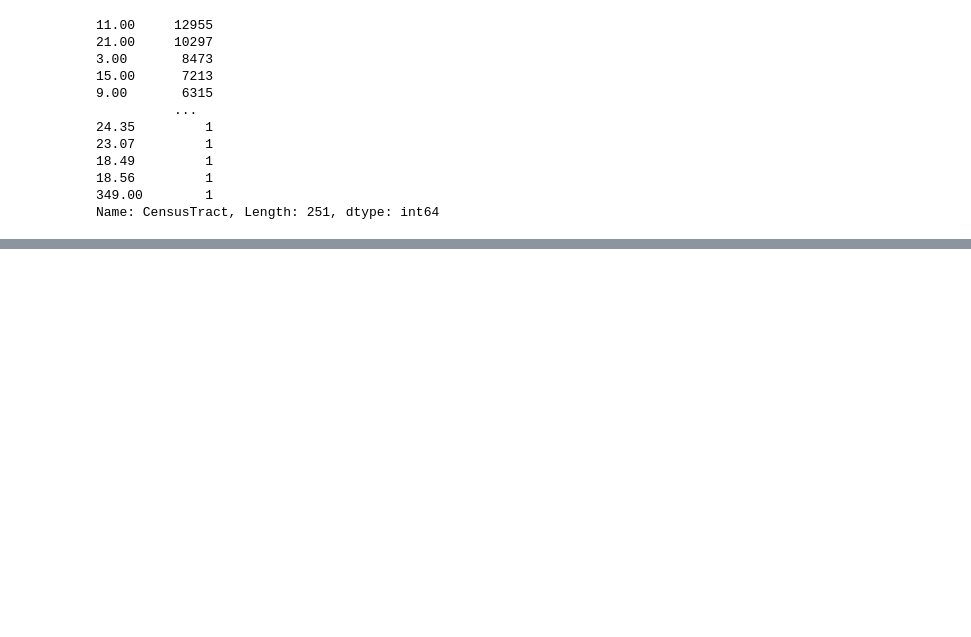
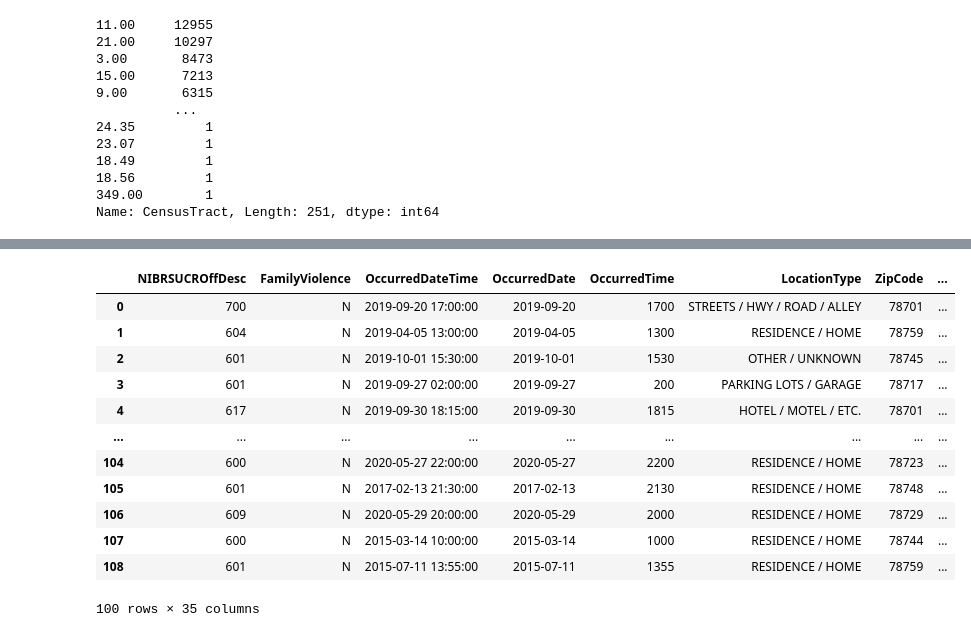
Before and after one commit to azusenaarroyo/project-one, a Jupyter notebook: AustinCrime.ipynb, the cells around one changed output, grey strips where cells are left out. Drawn from its saved outputs; the diff is of its cells as text; code cells hidden in the pictures; blank space fills up the shorter version.

```diff
--- a/AustinCrime.ipynb
+++ b/AustinCrime.ipynb
@@ -650,0 +697,4 @@ Name: CensusTract, Length: 251, dtype: int64
+# %%
+# Drop the null rows
+cleaned_crime_census_df = cleaned_crime_census_df.dropna()
+print(cleaned_crime_census_df.count())
@@ -650,0 +731,10 @@ Name: CensusTract, Length: 251, dtype: int64
+# %%
+# putting Latitudes and Longitudes in Bins
+lat_labels = ['1','2','3','4','5','6','7','8','9','10','11','12','13','14','15','16','17','18','19','20']
+cleaned_crime_census_df['Latitude_bin'] = pds.qcut(cleaned_crime_census_df['Latitude'],
+                                                    q=20,labels  = lat_labels, precision = 4)
+long_labels = ['1','2','3','4','5','6','7','8','9','10','11','12','13','14','15','16','17','18','19','20']
+cleaned_crime_census_df['Longitude_bin'] = pds.qcut(cleaned_crime_census_df['Longitude'],
+                                                    q=20,labels  = lat_labels, precision = 4)
+
+cleaned_crime_census_df.head()
@@ -650,0 +791,5 @@ Name: CensusTract, Length: 251, dtype: int64
+# %%
+# separating out month and day
+cleaned_crime_census_df['OccurredDate_Month'] = pds.DatetimeIndex(cleaned_crime_census_df['OccurredDate']).month
+cleaned_crime_census_df['OccurredDate_Day'] = pds.DatetimeIndex(cleaned_crime_census_df['OccurredDate']).day
+cleaned_crime_census_df.head()
@@ -650,0 +804,6 @@ Name: CensusTract, Length: 251, dtype: int64
+# %%
+# Adding day of the week column
+
+cleaned_crime_census_df['OccurredDate'] = pds.to_datetime(cleaned_crime_census_df['OccurredDate'])
+cleaned_crime_census_df['OccurredDate_DayOfWeek'] = cleaned_crime_census_df['OccurredDate'].dt.dayofweek
+cleaned_crime_census_df.head()
@@ -650,0 +818,19 @@ Name: CensusTract, Length: 251, dtype: int64
+# %%
+# making OccurredTime an integer datatype
+
+cleaned_crime_census_df['OccurredTime'] = cleaned_crime_census_df['OccurredTime'].astype(int)
+cleaned_crime_census_df.head(100)
+# %% [output]
+|  | NIBRSUCROffDesc | FamilyViolence | OccurredDateTime | OccurredDate | OccurredTime | LocationType | ZipCode | ... |
+| 0 | 700 | N | 2019-09-20 17:00:00 | 2019-09-20 | 1700 | STREETS / HWY / ROAD / ALLEY | 78701 | ... |
+| 1 | 604 | N | 2019-04-05 13:00:00 | 2019-04-05 | 1300 | RESIDENCE / HOME | 78759 | ... |
+| 2 | 601 | N | 2019-10-01 15:30:00 | 2019-10-01 | 1530 | OTHER / UNKNOWN | 78745 | ... |
+| 3 | 601 | N | 2019-09-27 02:00:00 | 2019-09-27 | 200 | PARKING LOTS / GARAGE | 78717 | ... |
+| 4 | 617 | N | 2019-09-30 18:15:00 | 2019-09-30 | 1815 | HOTEL / MOTEL / ETC. | 78701 | ... |
+| ... | ... | ... | ... | ... | ... | ... | ... | ... |
+| 104 | 600 | N | 2020-05-27 22:00:00 | 2020-05-27 | 2200 | RESIDENCE / HOME | 78723 | ... |
+| 105 | 601 | N | 2017-02-13 21:30:00 | 2017-02-13 | 2130 | RESIDENCE / HOME | 78748 | ... |
+| 106 | 609 | N | 2020-05-29 20:00:00 | 2020-05-29 | 2000 | RESIDENCE / HOME | 78729 | ... |
+| 107 | 600 | N | 2015-03-14 10:00:00 | 2015-03-14 | 1000 | RESIDENCE / HOME | 78744 | ... |
+| 108 | 601 | N | 2015-07-11 13:55:00 | 2015-07-11 | 1355 | RESIDENCE / HOME | 78759 | ... |
+100 rows × 35 columns
```
Also changed, not shown: parts of 57 cells of this notebook.
